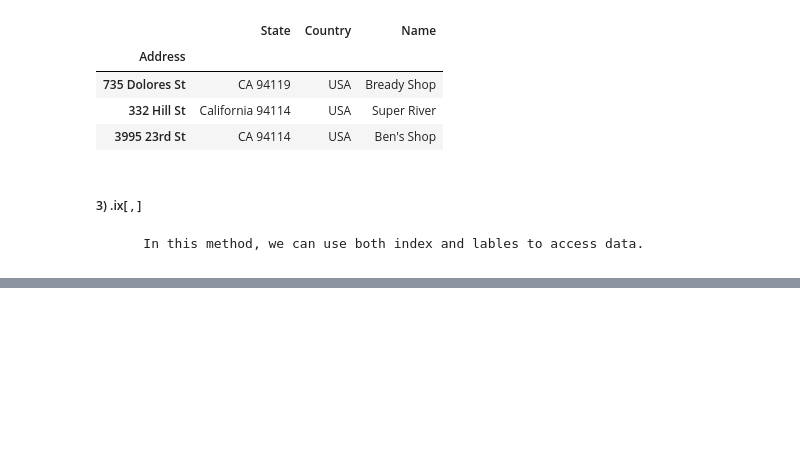
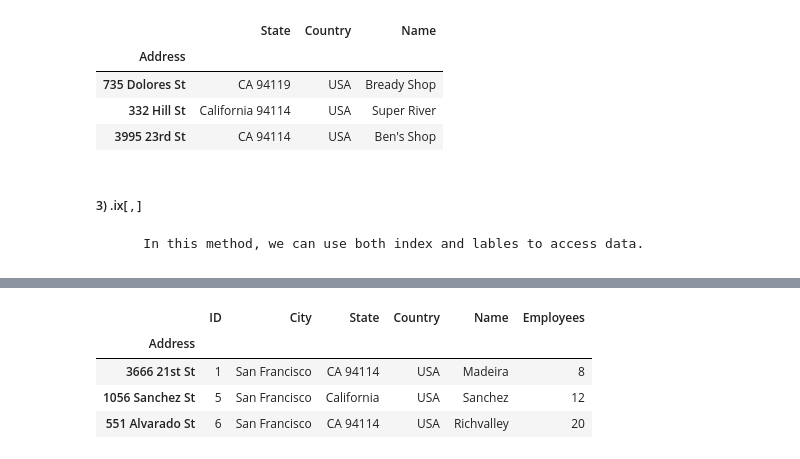
Before and after one commit to vikeshpatil/Python_Practice, a Jupyter notebook: Pandas/reading_files/reading_files.ipynb, the cells around one changed output, grey strips where cells are left out. Saved outputs shown, nothing was run; the diff lists cells and outputs as text; code cells hidden in the pictures; blank space fills up the shorter version.

```diff
--- a/Pandas/reading_files/reading_files.ipynb
+++ b/Pandas/reading_files/reading_files.ipynb
@@ -168,0 +224,8 @@ http://pandas.pydata.org/pandas-docs/stable/user_guide/indexing.html#ix-indexer-
+# %%
+df5.drop(df5.index[1:4])     #It will delete multiple rows with supplied indices
+# %% [output]
+|  | ID | City | State | Country | Name | Employees |
+| Address |  |  |  |  |  |  |
+| 3666 21st St | 1 | San Francisco | CA 94114 | USA | Madeira | 8 |
+| 1056 Sanchez St | 5 | San Francisco | California | USA | Sanchez | 12 |
+| 551 Alvarado St | 6 | San Francisco | CA 94114 | USA | Richvalley | 20 |
```
Also changed, not shown: parts of 6 cells of this notebook.
